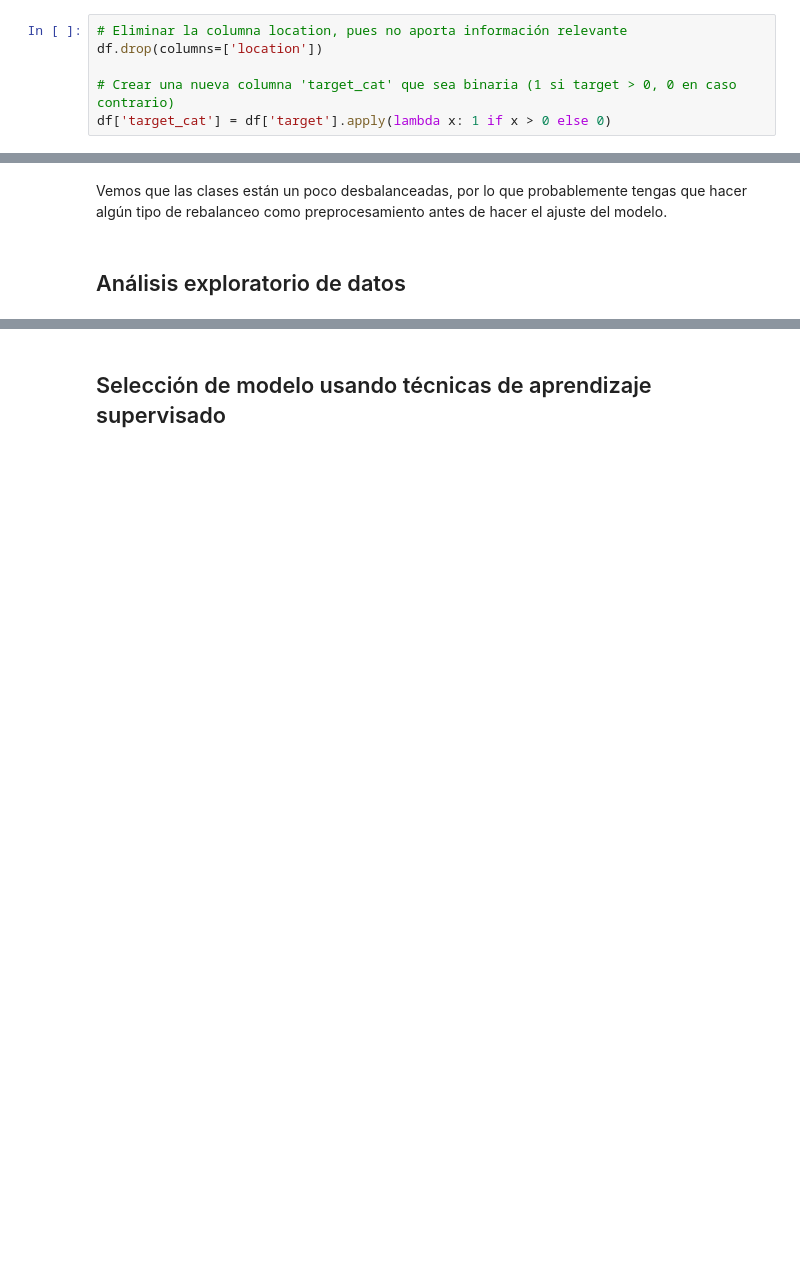
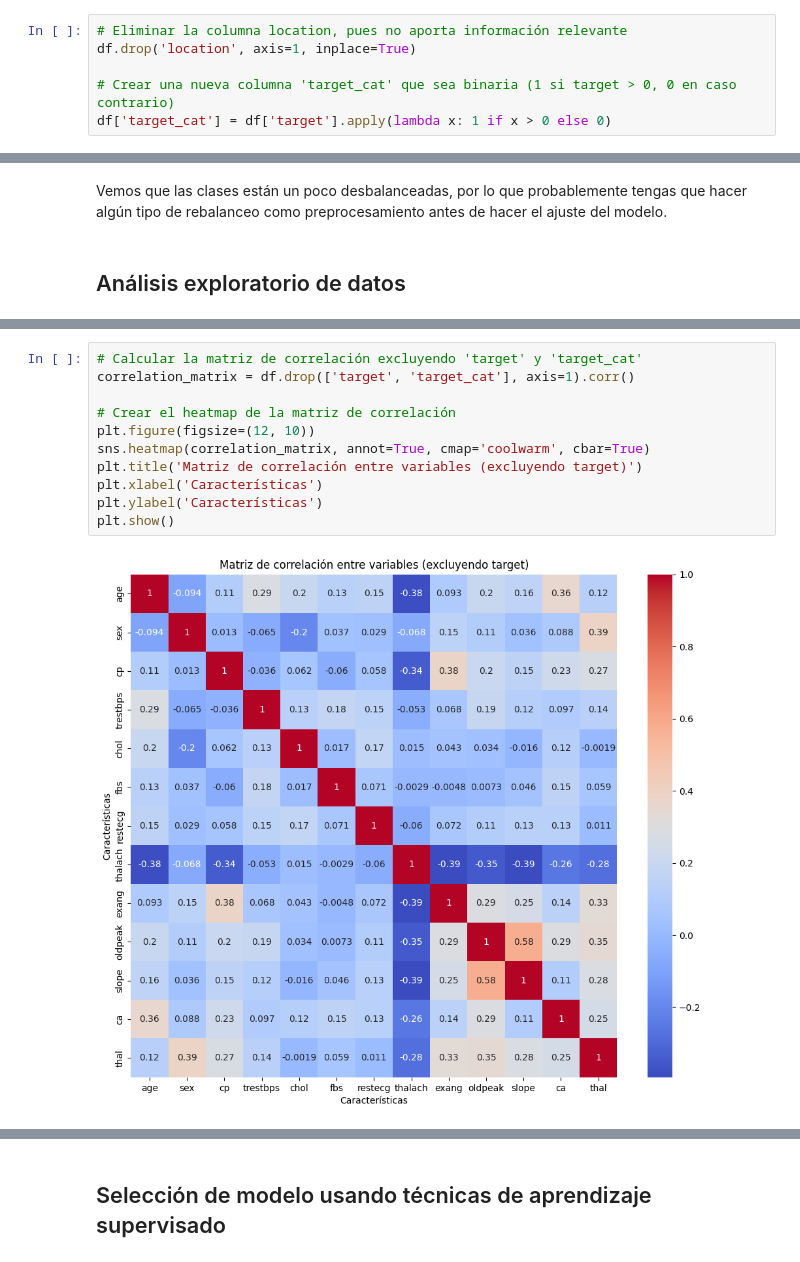
Before and after one commit to ricardogr07/trabajo-final-aprendizaje, a Jupyter notebook: src/Analisis_ML_Workflow.ipynb, the cells around one changed output, grey strips where cells are left out. Drawn from its saved outputs; the diff is of its cells as text; blank space fills up the shorter version.

```diff
--- a/src/Analisis_ML_Workflow.ipynb
+++ b/src/Analisis_ML_Workflow.ipynb
@@ -233,7 +247,7 @@ Para `target` la clasificación es algo desbalanceada, vemos que los valores del
 Por lo anterior, se ha decidido usar una variable binaria `target_cat` que sea 0 si no existe la enfermedad y 1 si esta presente.
 # %%
 # Eliminar la columna location, pues no aporta información relevante
-df.drop(columns=['location'])
+df.drop('location', axis=1, inplace=True)
 
 # Crear una nueva columna 'target_cat' que sea binaria (1 si target > 0, 0 en caso contrario)
 df['target_cat'] = df['target'].apply(lambda x: 1 if x > 0 else 0)
@@ -258,0 +316,13 @@ Vemos que las clases están un poco desbalanceadas, por lo que probablemente ten
+# %%
+# Calcular la matriz de correlación excluyendo 'target' y 'target_cat'
+correlation_matrix = df.drop(['target', 'target_cat'], axis=1).corr()
+
+# Crear el heatmap de la matriz de correlación
+plt.figure(figsize=(12, 10))
+sns.heatmap(correlation_matrix, annot=True, cmap='coolwarm', cbar=True)
+plt.title('Matriz de correlación entre variables (excluyendo target)')
+plt.xlabel('Características')
+plt.ylabel('Características')
+plt.show()
+# %% [output]
+[figure, added]
```
Also changed, not shown: parts of 18 cells of this notebook.
